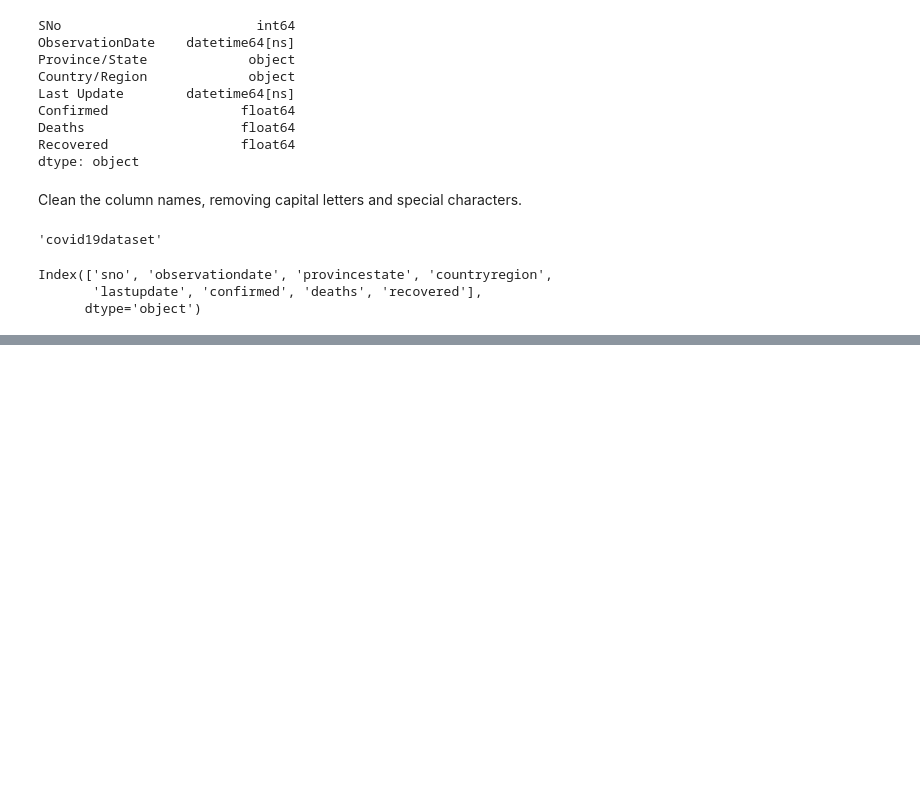
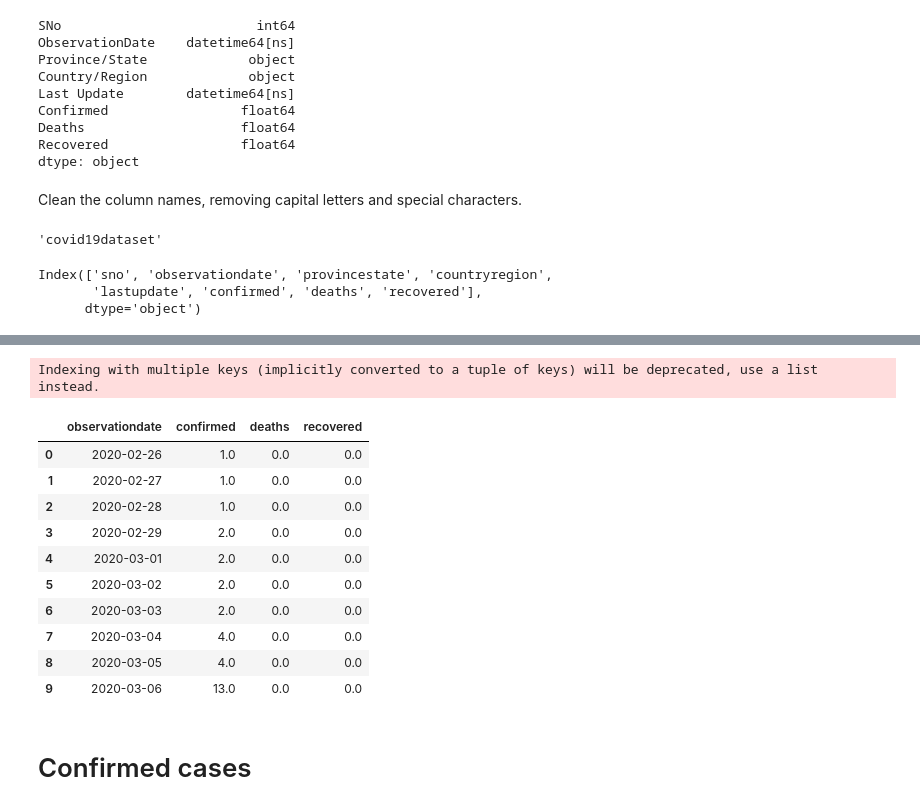
Before and after one commit to hadirgax/dio-creating-ml-models-to-predict-covid19-evolution, a Jupyter notebook: project-covid-prediction.ipynb, the cells around one changed output, grey strips where cells are left out. Cells and saved outputs as stored; diff of their text form; code cells hidden in the pictures; blank space fills up the shorter version.

```diff
--- a/project-covid-prediction.ipynb
+++ b/project-covid-prediction.ipynb
@@ -60,0 +101,19 @@ Index(['sno', 'observationdate', 'provincestate', 'countryregion',
+# %%
+brazil_df = df.loc[(df.countryregion == "Brazil") & (df.confirmed > 0)]
+brazil_df = brazil_df.groupby(by=["observationdate"], as_index=False)["confirmed", "deaths", "recovered"].sum()
+brazil_df.head(10)
+# %% [output]
+Indexing with multiple keys (implicitly converted to a tuple of keys) will be deprecated, use a list instead.
+|  | observationdate | confirmed | deaths | recovered |
+| 0 | 2020-02-26 | 1.0 | 0.0 | 0.0 |
+| 1 | 2020-02-27 | 1.0 | 0.0 | 0.0 |
+| 2 | 2020-02-28 | 1.0 | 0.0 | 0.0 |
+| 3 | 2020-02-29 | 2.0 | 0.0 | 0.0 |
+| 4 | 2020-03-01 | 2.0 | 0.0 | 0.0 |
+| 5 | 2020-03-02 | 2.0 | 0.0 | 0.0 |
+| 6 | 2020-03-03 | 2.0 | 0.0 | 0.0 |
+| 7 | 2020-03-04 | 4.0 | 0.0 | 0.0 |
+| 8 | 2020-03-05 | 4.0 | 0.0 | 0.0 |
+| 9 | 2020-03-06 | 13.0 | 0.0 | 0.0 |
+# %% [markdown]
+# Confirmed cases
```
Also changed, not shown: parts of 5 cells of this notebook.
